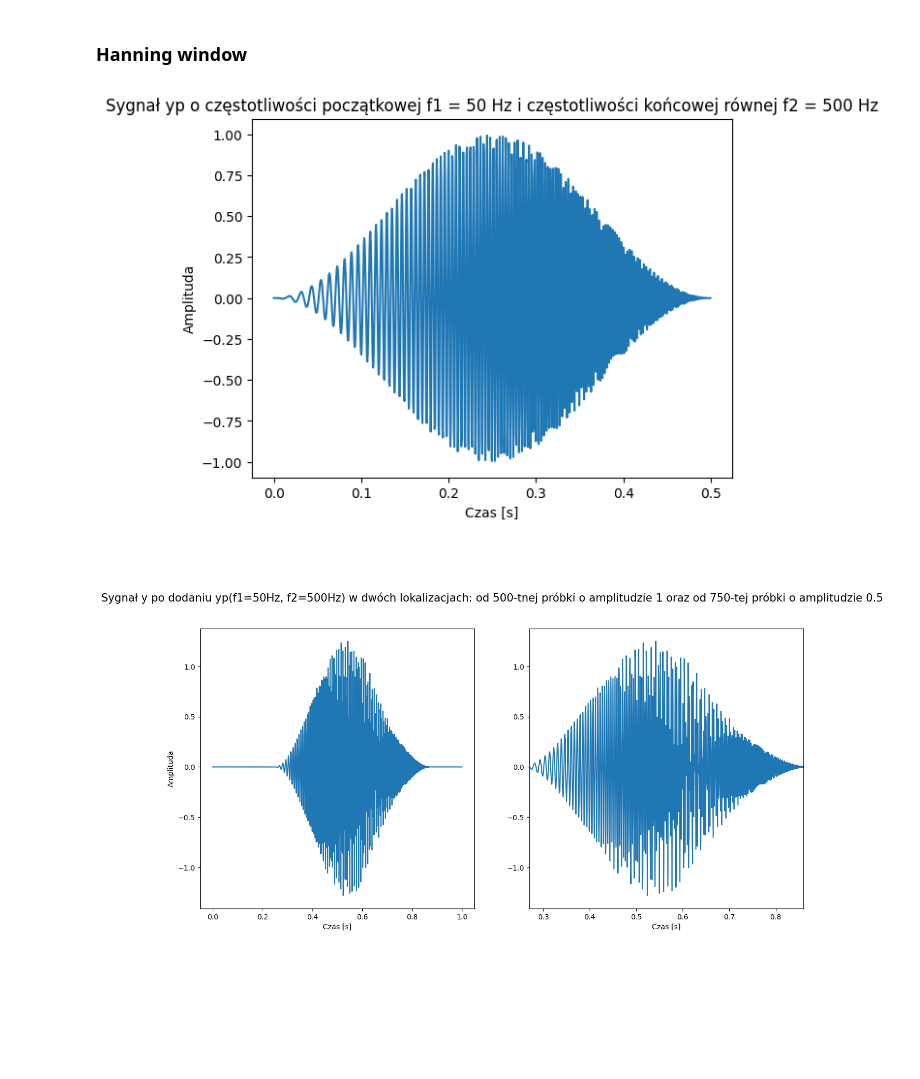
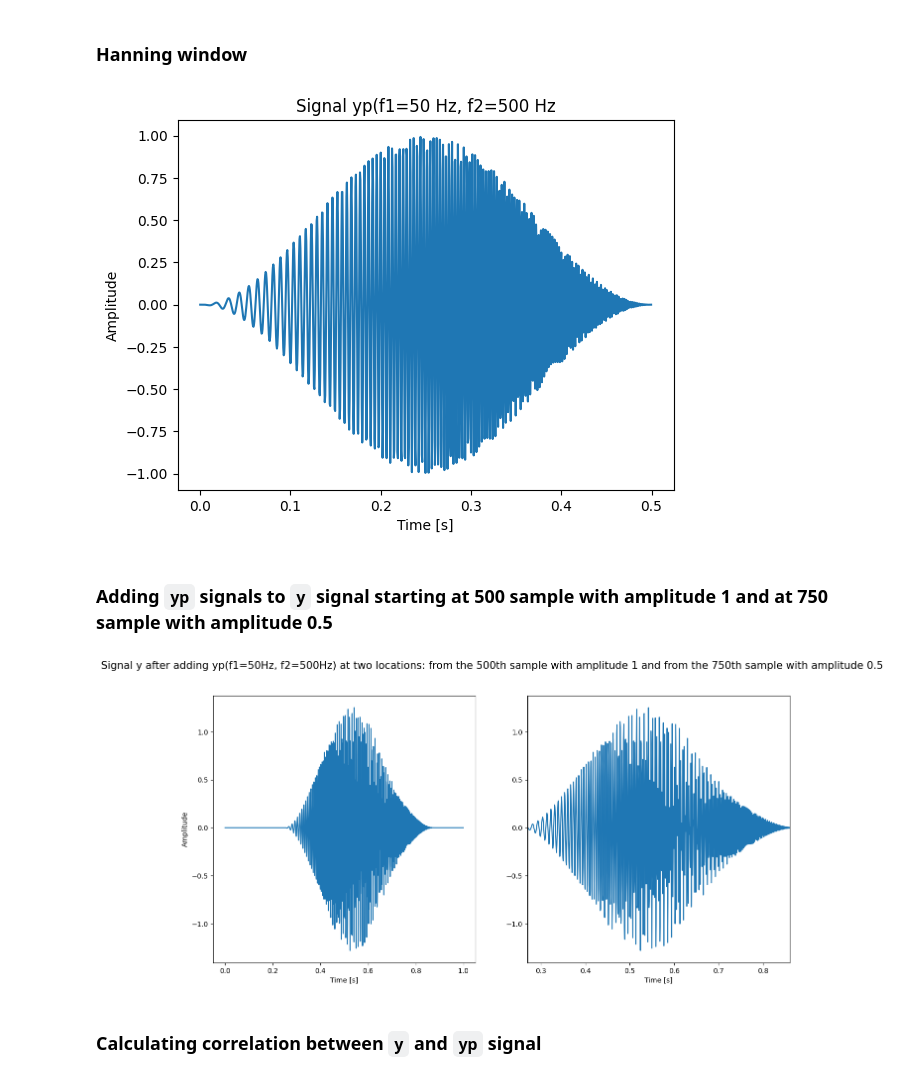
Before and after one commit to MikolajRusin/signal-modeling-and-identification, a Jupyter notebook: Lab_2/lab_2_1.ipynb, the cells around one changed output. Saved outputs shown, nothing was run; the diff lists cells and outputs as text; code cells hidden in the pictures; blank space fills up the shorter version.

```diff
--- a/Lab_2/lab_2_1.ipynb
+++ b/Lab_2/lab_2_1.ipynb
@@ -507,16 +509,16 @@ hann_window = np.hanning(Ns_p)
 yp = yp * hann_window
 # %%
 plt.plot(t_p, yp)
-plt.ylabel('Amplituda')
-plt.xlabel('Czas [s]')
+plt.ylabel('Amplitude')
+plt.xlabel('Time [s]')
 
-plt.title('Sygnał yp o częstotliwości początkowej f1 = 50 Hz i częstotliwości końcowej równej f2 = 500 Hz')
+plt.title('Signal yp(f1=50 Hz, f2=500 Hz')
 
 plt.show()
 # %% [output]
-[figure, old version]
+[figure, new version]
-# %% [markdown]
-###
+# %% [markdown]
+### Adding `yp` signals to `y` signal starting at 500 sample with amplitude **1** and at 750 sample with amplitude **0.5**
 # %%
 y[500:500 + yp.shape[0]] = y[500:500 + yp.shape[0]] + yp
 y[750:750 + yp.shape[0]] = y[750:750 + yp.shape[0]] + 0.5 * yp
@@ -524,18 +526,20 @@ y[750:750 + yp.shape[0]] = y[750:750 + yp.shape[0]] + 0.5 * yp
 fig, axes = plt.subplots(nrows=1, ncols=2, figsize=(15, 7))
 
 axes[0].plot(t, y)
-axes[0].set_ylabel('Amplituda')
-axes[0].set_xlabel('Czas [s]')
+axes[0].set_ylabel('Amplitude')
+axes[0].set_xlabel('Time [s]')
 
 axes[1].plot(t, y)
-axes[1].set_xlabel('Czas [s]')
+axes[1].set_xlabel('Time [s]')
 axes[1].set_xlim([0.27, 0.86])
 
-fig.suptitle('Sygnał y po dodaniu yp(f1=50Hz, f2=500Hz) w dwóch lokalizacjach: od 500-tnej próbki o amplitudzie 1 oraz od 750-tej próbki o amplitudzie 0.5', fontsize=15)
+fig.suptitle('Signal y after adding yp(f1=50Hz, f2=500Hz) at two locations: from the 500th sample with amplitude 1 and from the 750th sample with amplitude 0.5', fontsize=15)
 
 plt.show()
 # %% [output]
-[figure, old version]
+[figure, new version]
+# %% [markdown]
+### Calculating correlation between `y` and `yp` signal
 # %%
 yc = correlate(y, yp, mode='full')
 yc = yc / np.max(yc)
```
Also changed, not shown: parts of 19 cells of this notebook, 1 other file.
